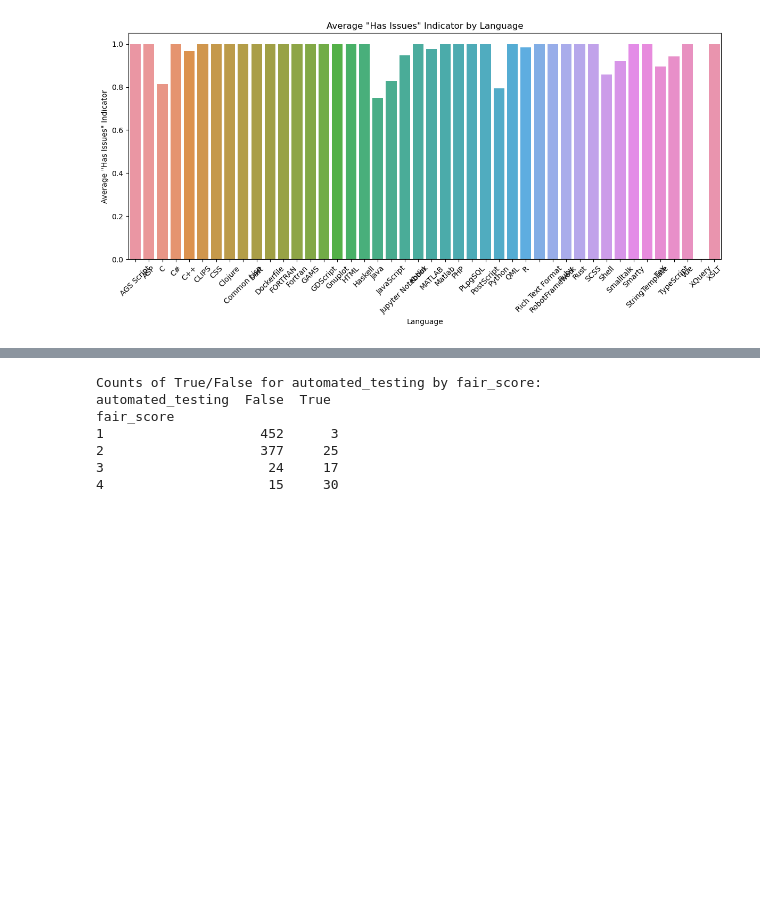
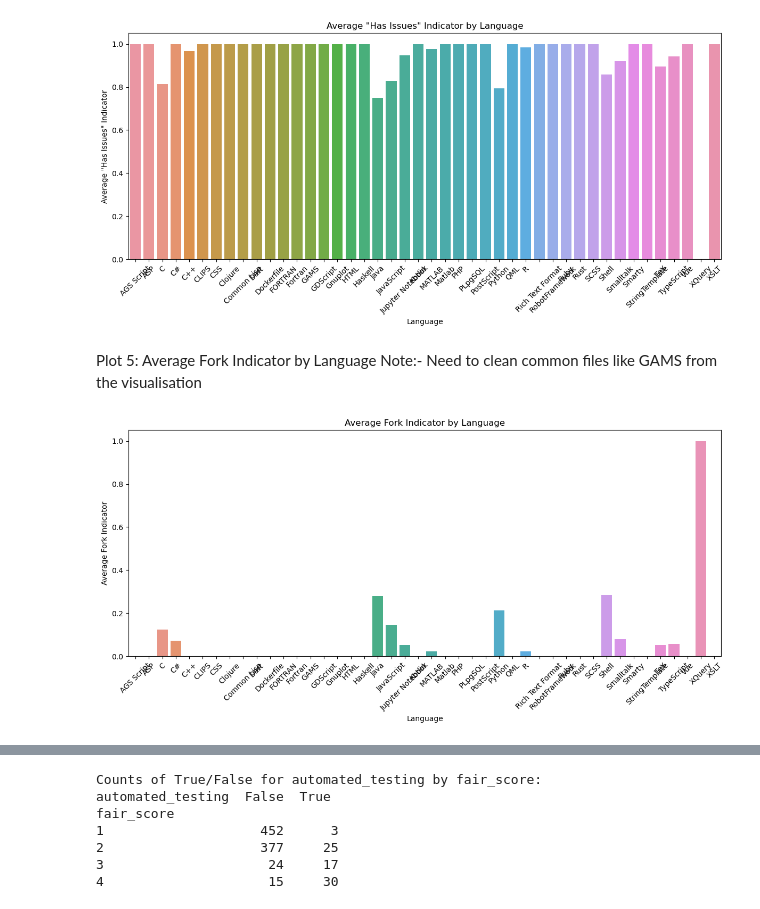
Before and after one commit to Software-Engineering-Group-UP/FAIR-test, a Jupyter notebook: Data_Collection/results/analysis_potsdam.ipynb, the cells around one changed output, grey strips where cells are left out. Cells and saved outputs as stored; diff of their text form; code cells hidden in the pictures; blank space fills up the shorter version.

Commit message:
bar graphs

```diff
--- a/Data_Collection/results/analysis_potsdam.ipynb
+++ b/Data_Collection/results/analysis_potsdam.ipynb
@@ -276,10 +308,14 @@ Plot 5: Average Fork Indicator by Language
+# %% [markdown]
+Plot 5: Average Fork Indicator by Language
+Note:- Need to clean common files like GAMS from the visualisation
 # %%
 plt.figure(figsize=(12, 6))
 sns.barplot(x='language', y='fork', data=df_grouped_with_lang_stats)
 plt.title('Average Fork Indicator by Language')
 plt.xlabel('Language')
 plt.ylabel('Average Fork Indicator')
 plt.xticks(rotation=45)
 plt.tight_layout()
 plt.show()
-Feel f
+# %% [output]
+[figure, added]
```
Also changed, not shown: parts of 15 cells of this notebook.
